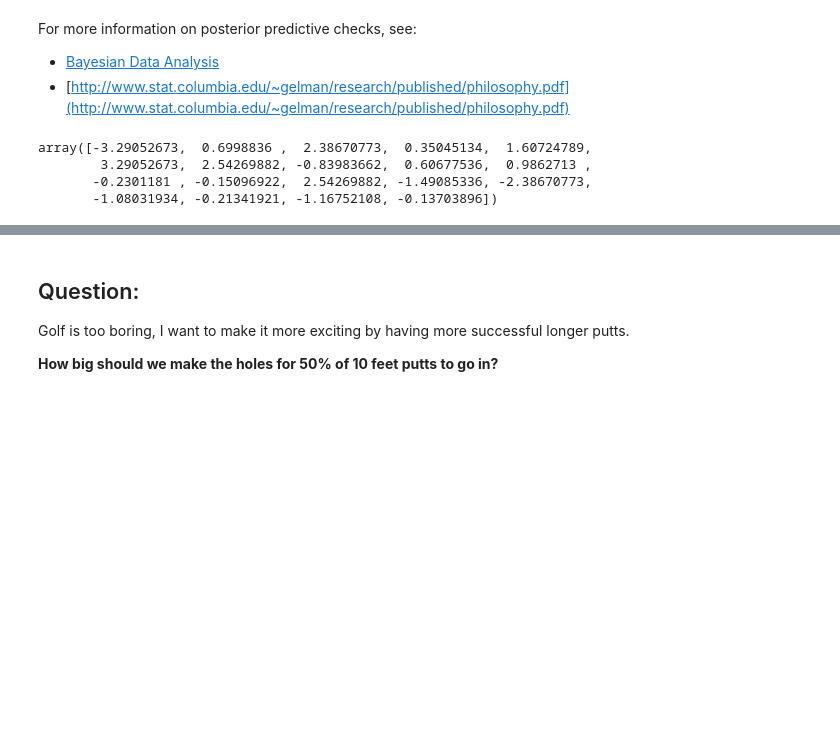
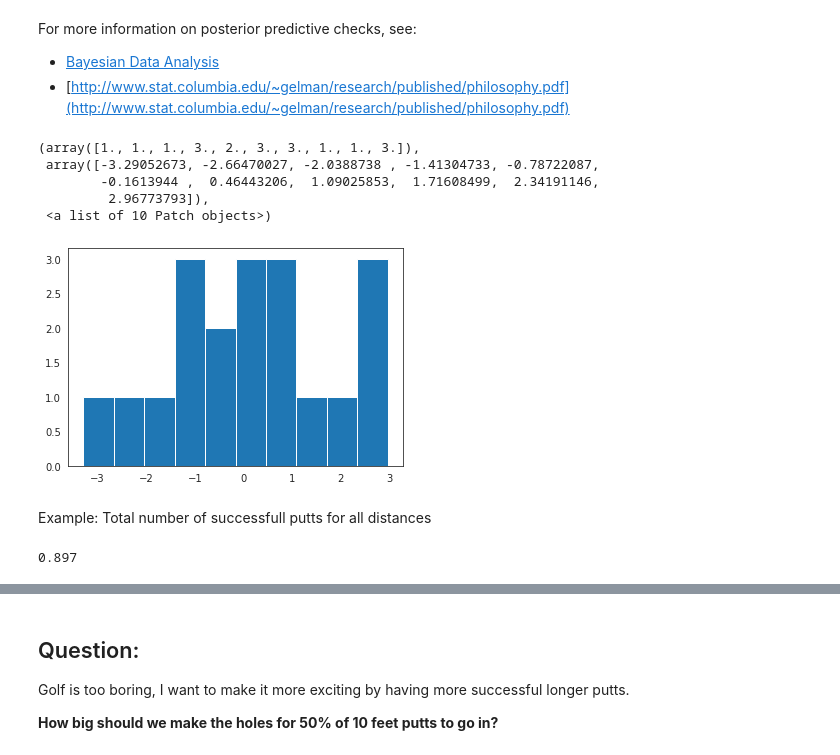
Before and after one commit to DataJavelin/DISCUS-ProbProgwithStan, a Jupyter notebook: Thursday/with_answers/DISCUS_Course_PartIII.ipynb, the cells around one changed output, grey strips where cells are left out. Drawn from its saved outputs; the diff is of its cells as text; code cells hidden in the pictures; blank space fills up the shorter version.

```diff
--- a/Thursday/with_answers/DISCUS_Course_PartIII.ipynb
+++ b/Thursday/with_answers/DISCUS_Course_PartIII.ipynb
@@ -604,10 +615,14 @@ def Bayes_P_value(rep_data,obs_data):
         pval[i]=st.norm.ppf(sum(ind)/rep_data.shape[0])
     return pval
 pvalues=Bayes_P_value(fit_obs['y_pred']/data['n'].values,data['y']/data['n'])
-# %%
-pvalues
-# %% [output]
-array([-3.29052673,  0.6998836 ,  2.38670773,  0.35045134,  1.60724789,
-        3.29052673,  2.54269882, -0.83983662,  0.60677536,  0.9862713 ,
-       -0.2301181 , -0.15096922,  2.54269882, -1.49085336, -2.38670773,
-       -1.08031934, -0.21341921, -1.16752108, -0.13703896])
+# %%
+plt.hist(pvalues)
+# %% [output]
+(array([1., 1., 1., 3., 2., 3., 3., 1., 1., 3.]),
+ array([-3.29052673, -2.66470027, -2.0388738 , -1.41304733, -0.78722087,
+        -0.1613944 ,  0.46443206,  1.09025853,  1.71608499,  2.34191146,
+         2.96773793]),
+ <a list of 10 Patch objects>)
+[figure, added]
+# %% [markdown]
+Example: Total number of successfull putts for all distances
@@ -613,0 +633,4 @@ array([-3.29052673,  0.6998836 ,  2.38670773,  0.35045134,  1.60724789,
+# %%
+ind.sum()/2000
+# %% [output]
+0.897
```
Also changed, not shown: parts of 15 cells of this notebook, 4 other files.
